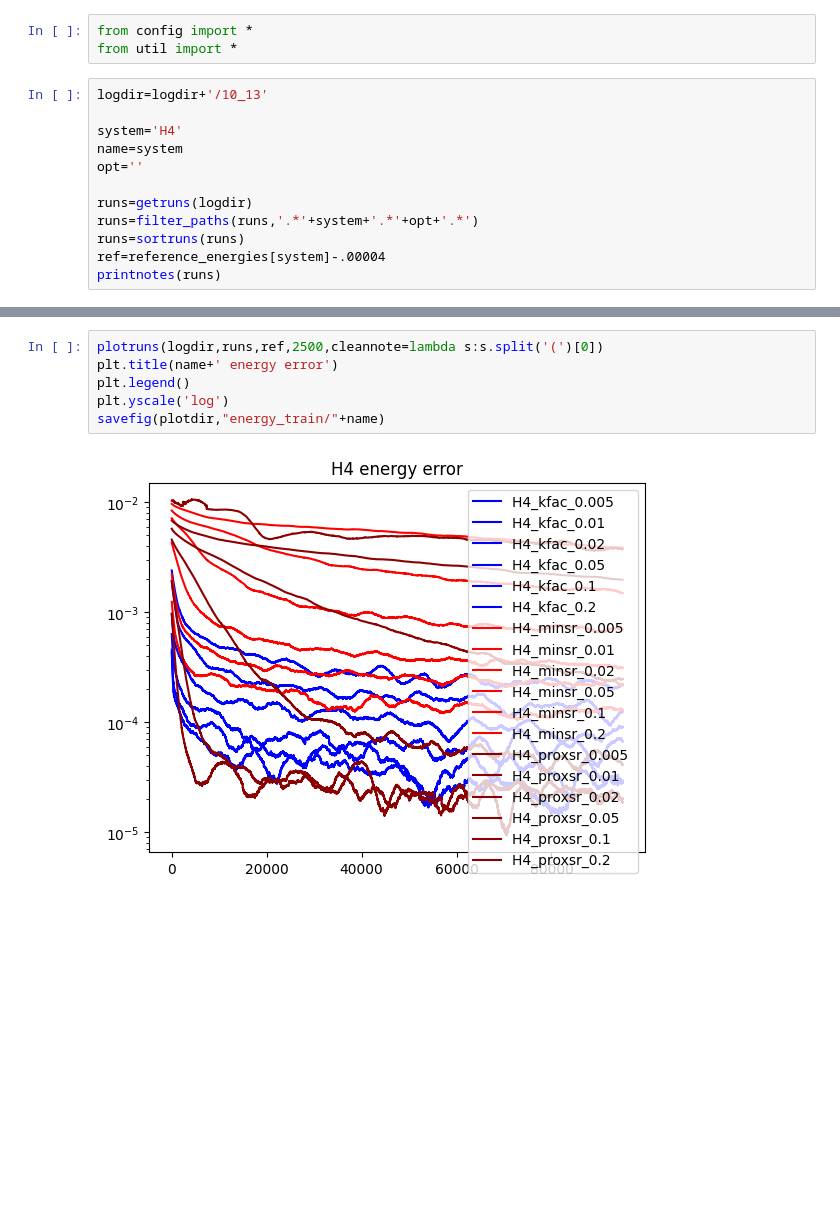
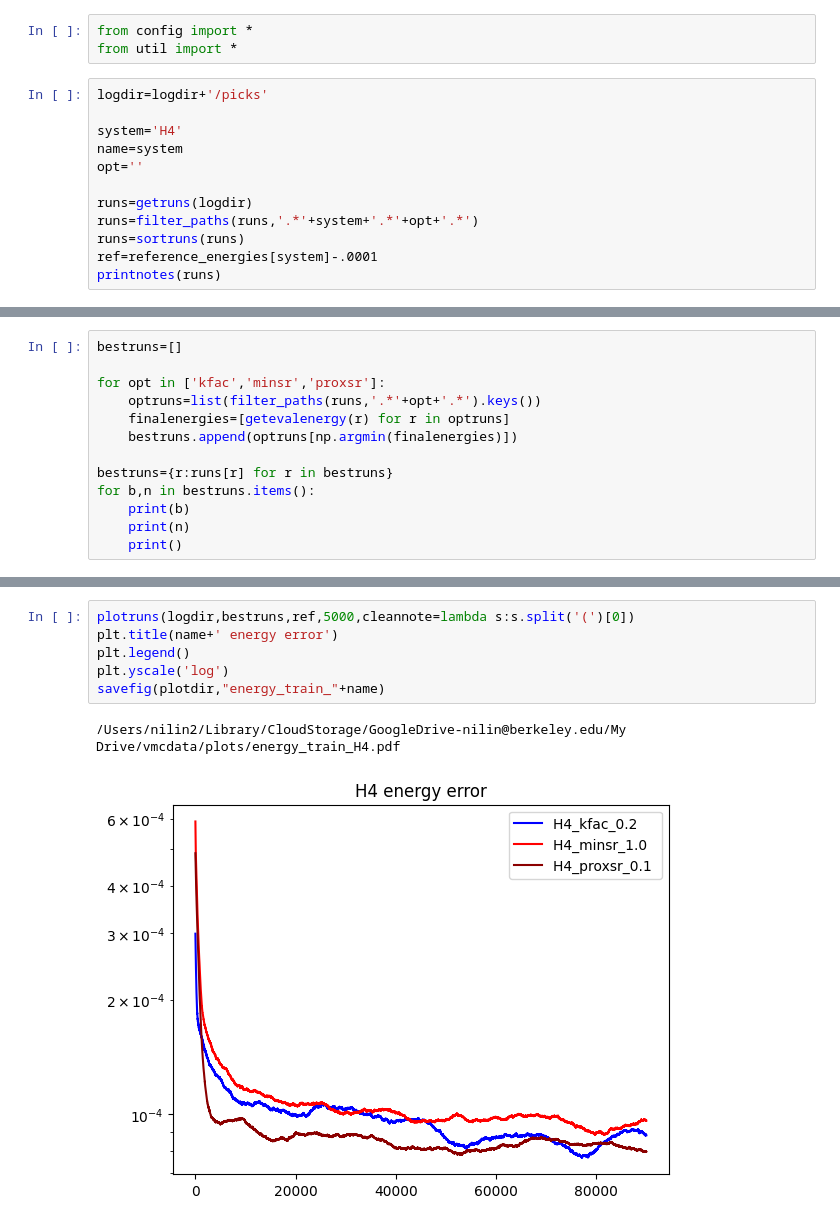
Before and after one commit to nilin/vmc-post, a Jupyter notebook: makeplots_train.ipynb, the cells around one changed output, grey strips where cells are left out. Drawn from its saved outputs; the diff is of its cells as text; blank space fills up the shorter version.

Commit message:
train plots

```diff
--- a/makeplots_train.ipynb
+++ b/makeplots_train.ipynb
@@ -2,7 +4,7 @@
 from config import *
 from util import *
 # %%
-logdir=logdir+'/10_13'
+logdir=logdir+'/picks'
 
 system='H4'
 name=system
@@ -11,7 +13,7 @@ opt=''
 runs=getruns(logdir)
 runs=filter_paths(runs,'.*'+system+'.*'+opt+'.*')
 runs=sortruns(runs)
-ref=reference_energies[system]-.00004
+ref=reference_energies[system]-.0001
 printnotes(runs)
 # %% [output]
 H4_kfac_0.005 (reloaded from /global/scratch/users/nilin/warm_starts_10_12/H4/checkpoints/150.npz, new optimizer state)
@@ -32,3 +33,16 @@ H4_proxsr_0.02 (reloaded from /global/scratch/users/nilin/warm_starts_10_12/H4/c
 H4_proxsr_0.05 (reloaded from /global/scratch/users/nilin/warm_starts_10_12/H4/checkpoints/150.npz, new optimizer state)
 H4_proxsr_0.1 (reloaded from /global/scratch/users/nilin/warm_starts_10_12/H4/checkpoints/150.npz, new optimizer state)
 H4_proxsr_0.2 (reloaded from /global/scratch/users/nilin/warm_starts_10_12/H4/checkpoints/150.npz, new optimizer state)
+# %%
+bestruns=[]
+
+for opt in ['kfac','minsr','proxsr']:
+    optruns=list(filter_paths(runs,'.*'+opt+'.*').keys())
+    finalenergies=[getevalenergy(r) for r in optruns]
+    bestruns.append(optruns[np.argmin(finalenergies)])
+
+bestruns={r:runs[r] for r in bestruns}
+for b,n in bestruns.items():
+    print(b)
+    print(n)
+    print()
@@ -35,8 +58,9 @@ H4_proxsr_0.2 (reloaded from /global/scratch/users/nilin/warm_starts_10_12/H4/ch
 # %%
-plotruns(logdir,runs,ref,2500,cleannote=lambda s:s.split('(')[0])
+plotruns(logdir,bestruns,ref,5000,cleannote=lambda s:s.split('(')[0])
 plt.title(name+' energy error')
 plt.legend()
 plt.yscale('log')
-savefig(plotdir,"energy_train/"+name)
+savefig(plotdir,"energy_train_"+name)
 # %% [output]
+/Users/nilin2/Library/CloudStorage/GoogleDrive-nilin@berkeley.edu/My Drive/vmcdata/plots/energy_train_H4.pdf
-[figure, old version]
+[figure, new version]
```
Also changed, not shown: parts of 3 cells of this notebook, 1 other file.
